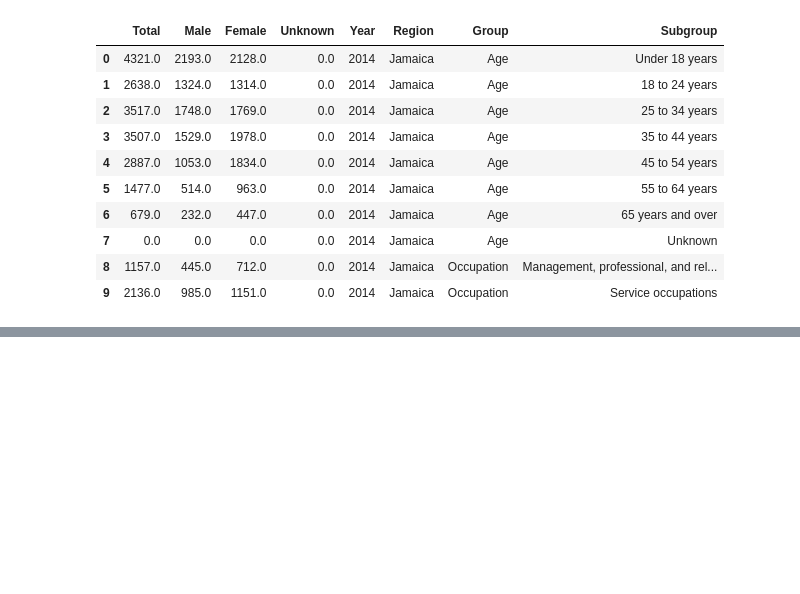
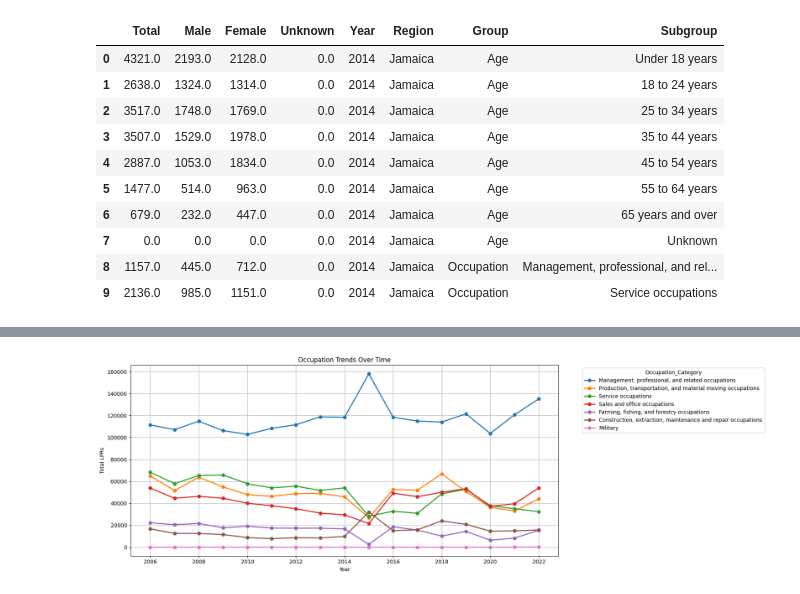
Before and after one commit to layashreeadepu/Imigrant-Insights, a Jupyter notebook: EDA.ipynb, the cells around one changed output, grey strips where cells are left out. Drawn from its saved outputs; the diff is of its cells as text; code cells hidden in the pictures; blank space fills up the shorter version.

```diff
--- a/EDA.ipynb
+++ b/EDA.ipynb
@@ -711,0 +415,31 @@ Top 3 strongest negative correlations:
+# %%
+selected_categories = [
+    'Management, professional, and related occupations',
+    'Construction, extraction, maintenance and repair occupations',
+    'Farming, fishing, and forestry occupations',
+    'Military',
+    'Production, transportation, and material moving occupations',
+    'Sales and office occupations',
+    'Service occupations'
+]
+occupation_df = occupation_df[occupation_df['Occupation_Category'].isin(selected_categories)]
+
+# Step 3: Pivot for time-series analysis
+trend_df = occupation_df.pivot_table(
+    index='Year',
+    columns='Occupation_Category',
+    values='Total',
+    aggfunc='sum'
+).fillna(0)
+
+top_5 = trend_df.sum().sort_values(ascending=False).index
+trend_df[top_5].plot(figsize=(18, 6), lw=2, marker='o')
+
+plt.title('Occupation Trends Over Time')
+plt.ylabel('Total LPRs')
+plt.grid()
+plt.legend(title="Occupation_Category", bbox_to_anchor=(1.05, 1), loc='upper left')
+plt.tight_layout()
+plt.show()
+# %% [output]
+[figure, added]
```
Also changed, not shown: parts of 77 cells of this notebook.
